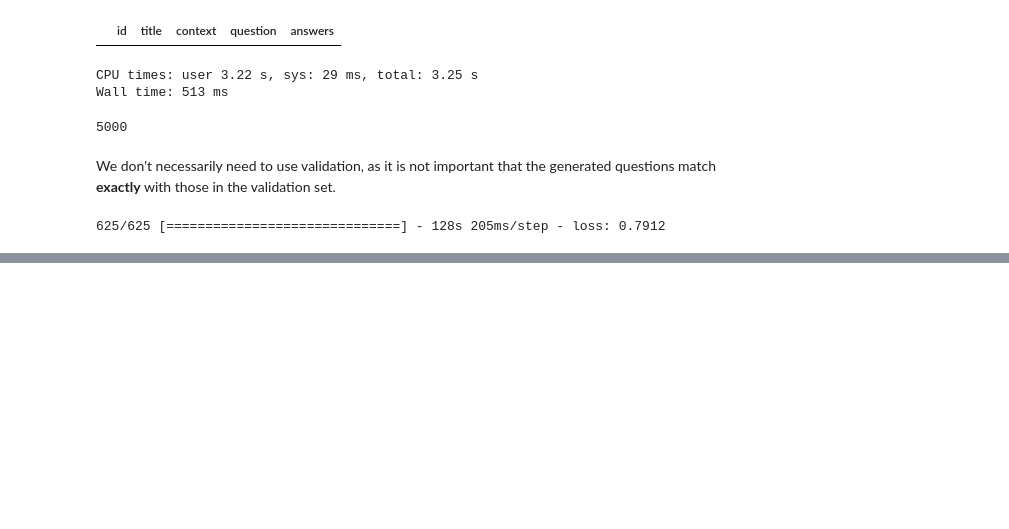
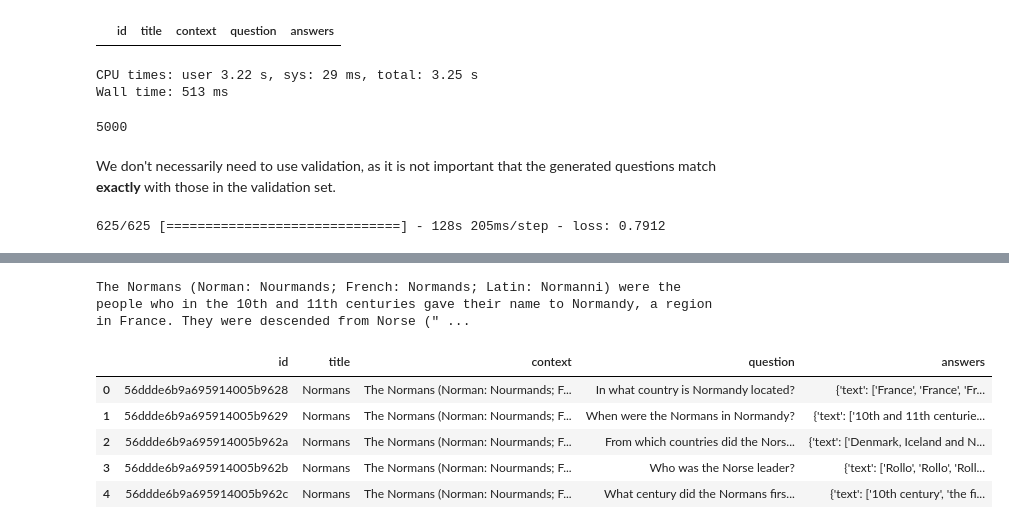
Before and after one commit to sjacob-07/quizachu, a Jupyter notebook: notebooks/Question_Generation_Flan_T5.ipynb, the cells around one changed output, grey strips where cells are left out. Drawn from its saved outputs; the diff is of its cells as text; code cells hidden in the pictures; blank space fills up the shorter version.

```diff
--- a/notebooks/Question_Generation_Flan_T5.ipynb
+++ b/notebooks/Question_Generation_Flan_T5.ipynb
@@ -8,5 +8,5 @@ import numpy as np
 import pandas as pd
 
 squad_v2_data = load_dataset("squad_v2")
-train_set = squad_v2_data["train"][:5000]
-val_set = squad_v2_data["validation"][:1000]
+train_set = squad_v2_data["train"]
+val_set = squad_v2_data["validation"]
@@ -284,0 +434,5 @@ What was the name of Harper Lee's second album released by Columbia?
+# %%
+val_df = pd.DataFrame(val_set)
+unanswerable_mask = (val_df["answers"] != {'text': [], 'answer_start': []})
+val_df = val_df[unanswerable_mask]
+#val_df = val_df.groupby("context").apply(lambda r: r.sample(1)).set_index("id")
@@ -284,0 +483,12 @@ What was the name of Harper Lee's second album released by Columbia?
+# %%
+reference_context = val_df.iloc[0]["context"]
+print(reference_context)
+val_df[val_df["context"] == reference_context]
+# %% [output]
+The Normans (Norman: Nourmands; French: Normands; Latin: Normanni) were the people who in the 10th and 11th centuries gave their name to Normandy, a region in France. They were descended from Norse (" ...
+|  | id | title | context | question | answers |
+| 0 | 56ddde6b9a695914005b9628 | Normans | The Normans (Norman: Nourmands; F... | In what country is Normandy located? | {'text': ['France', 'France', 'Fr... |
+| 1 | 56ddde6b9a695914005b9629 | Normans | The Normans (Norman: Nourmands; F... | When were the Normans in Normandy? | {'text': ['10th and 11th centurie... |
+| 2 | 56ddde6b9a695914005b962a | Normans | The Normans (Norman: Nourmands; F... | From which countries did the Nors... | {'text': ['Denmark, Iceland and N... |
+| 3 | 56ddde6b9a695914005b962b | Normans | The Normans (Norman: Nourmands; F... | Who was the Norse leader? | {'text': ['Rollo', 'Rollo', 'Roll... |
+| 4 | 56ddde6b9a695914005b962c | Normans | The Normans (Norman: Nourmands; F... | What century did the Normans firs... | {'text': ['10th century', 'the fi... |
```
Also changed, not shown: parts of 34 cells of this notebook.
